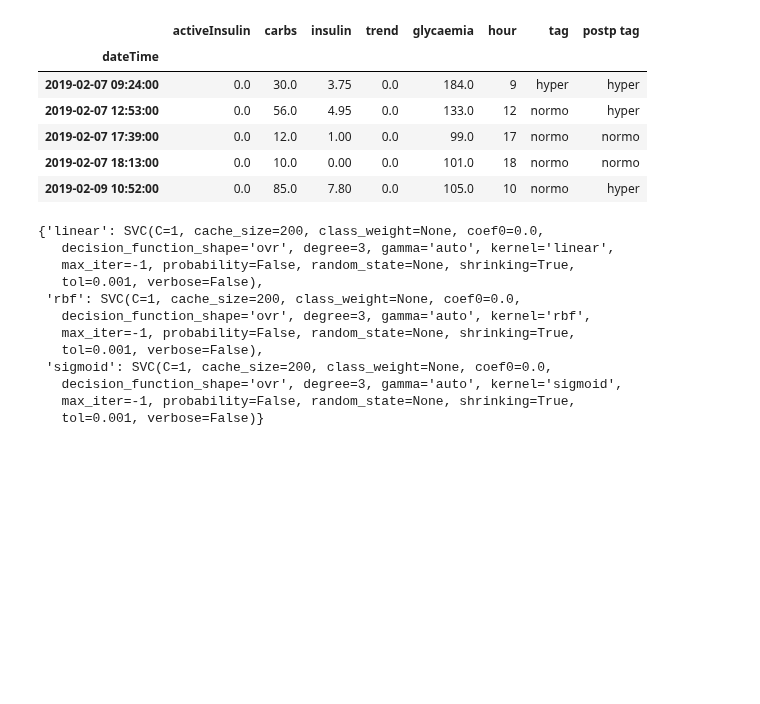
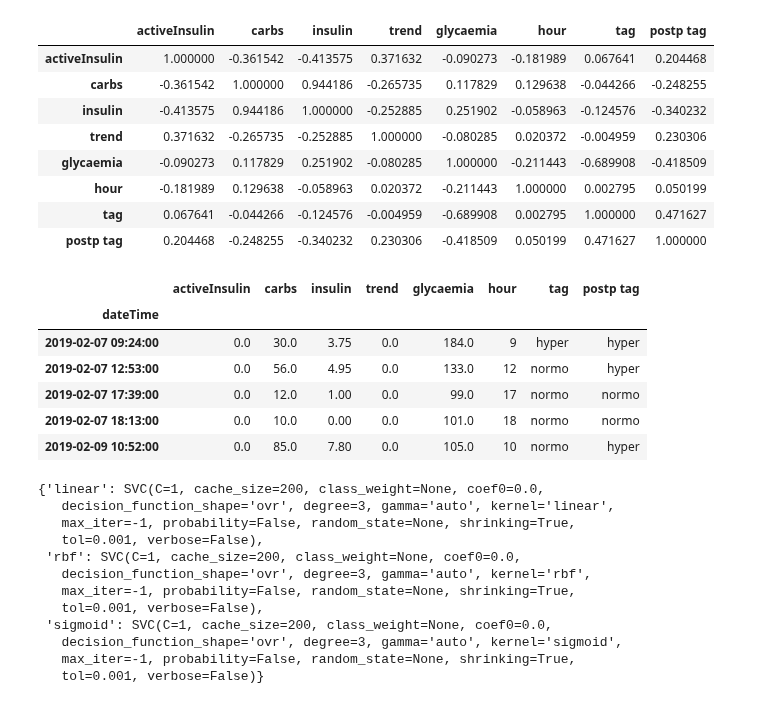
Before and after one commit to gmagannaDevelop/DiabManager, a Jupyter notebook: SVM.ipynb, the cells around one changed output. Drawn from its saved outputs; the diff is of its cells as text; code cells hidden in the pictures; blank space fills up the shorter version.

```diff
--- a/SVM.ipynb
+++ b/SVM.ipynb
@@ -16,6 +16,18 @@ from sklearn.svm import SVC
 import gmparser as parse
 # %%
 data, encoded_data, X, y = parse.main()
+# %%
+encoded_data.corr()
+# %% [output]
+|  | activeInsulin | carbs | insulin | trend | glycaemia | hour | tag | postp tag |
+| activeInsulin | 1.000000 | -0.361542 | -0.413575 | 0.371632 | -0.090273 | -0.181989 | 0.067641 | 0.204468 |
+| carbs | -0.361542 | 1.000000 | 0.944186 | -0.265735 | 0.117829 | 0.129638 | -0.044266 | -0.248255 |
+| insulin | -0.413575 | 0.944186 | 1.000000 | -0.252885 | 0.251902 | -0.058963 | -0.124576 | -0.340232 |
+| trend | 0.371632 | -0.265735 | -0.252885 | 1.000000 | -0.080285 | 0.020372 | -0.004959 | 0.230306 |
+| glycaemia | -0.090273 | 0.117829 | 0.251902 | -0.080285 | 1.000000 | -0.211443 | -0.689908 | -0.418509 |
+| hour | -0.181989 | 0.129638 | -0.058963 | 0.020372 | -0.211443 | 1.000000 | 0.002795 | 0.050199 |
+| tag | 0.067641 | -0.044266 | -0.124576 | -0.004959 | -0.689908 | 0.002795 | 1.000000 | 0.471627 |
+| postp tag | 0.204468 | -0.248255 | -0.340232 | 0.230306 | -0.418509 | 0.050199 | 0.471627 | 1.000000 |
 # %%
 data.head()
 # %% [output]
```
Also changed, not shown: parts of 8 cells of this notebook, 3 other files.
